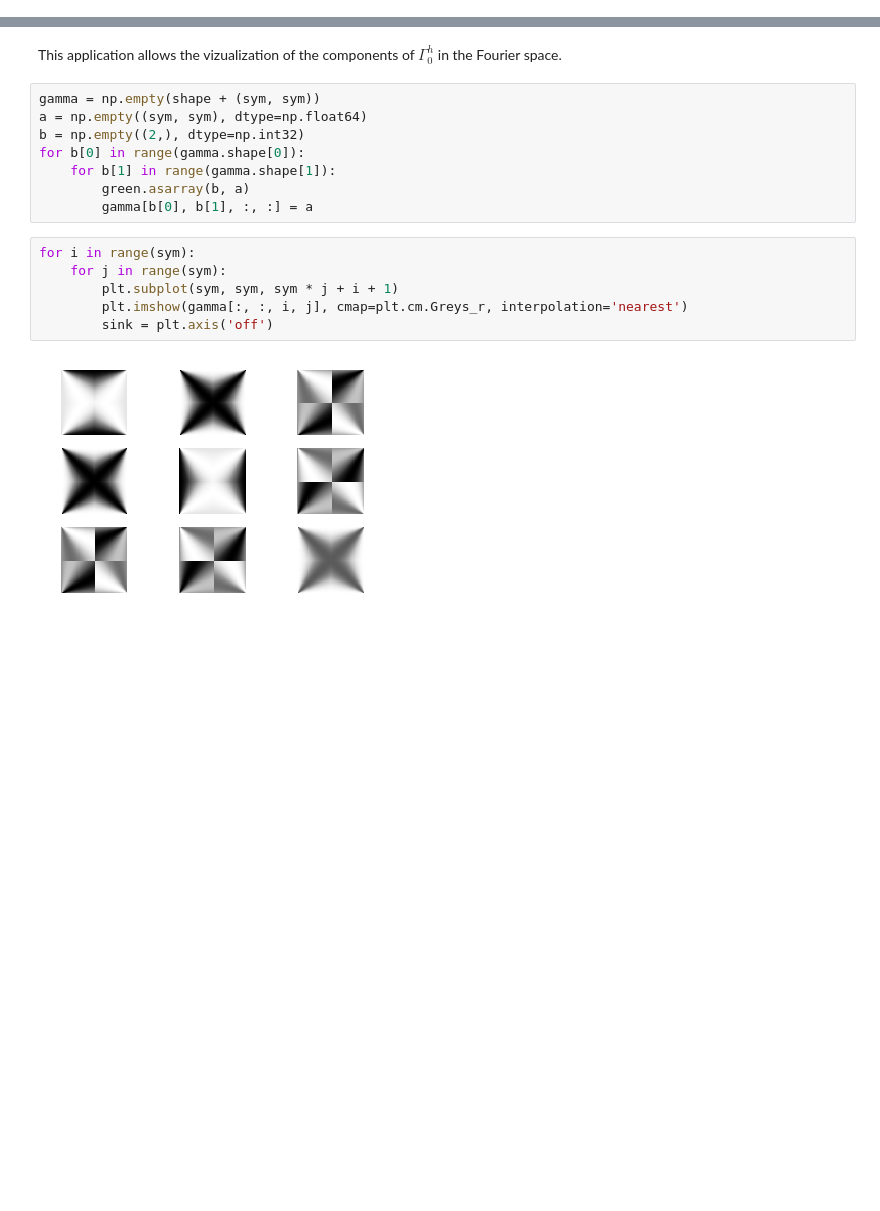
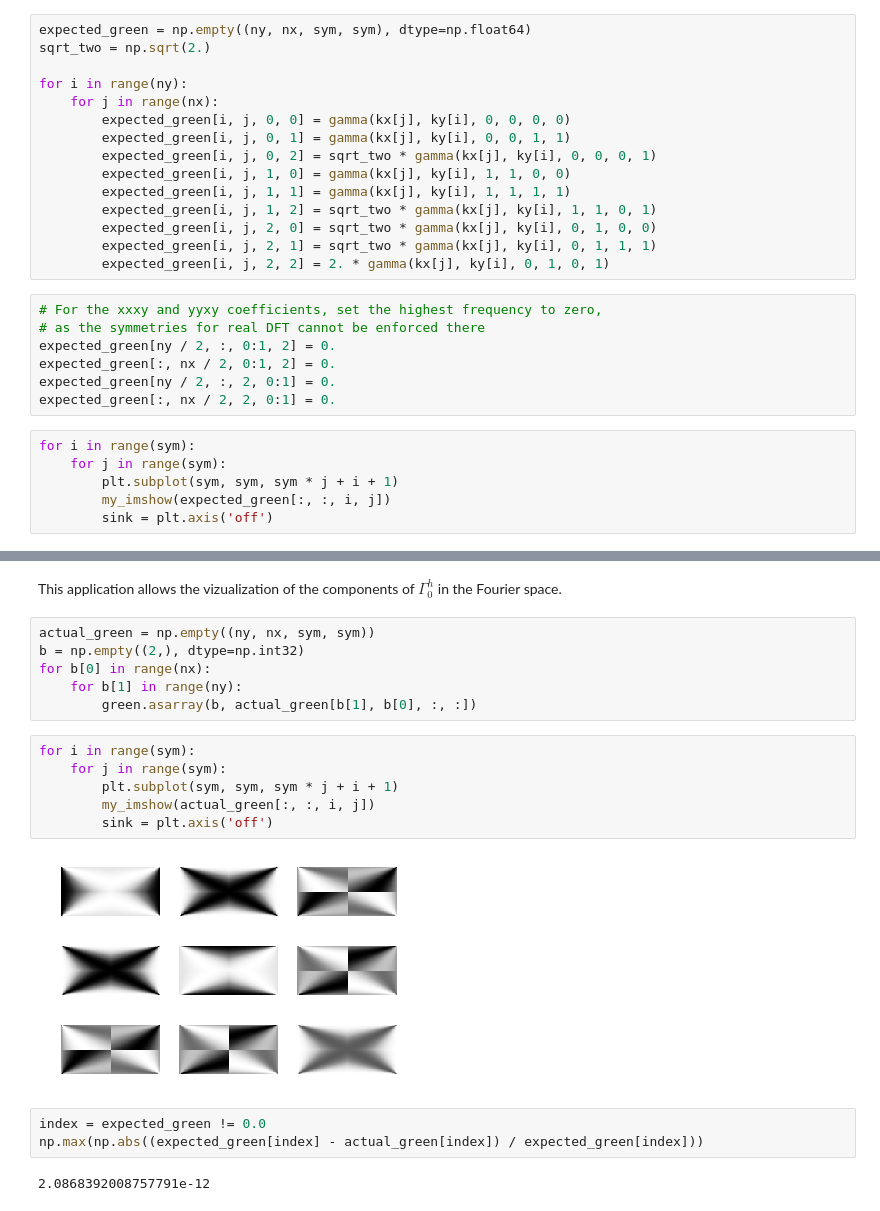
Before and after one commit to sbrisard/janus, a Jupyter notebook: serial_green_demo.ipynb, the cells around one changed output, grey strips where cells are left out. Drawn from its saved outputs; the diff is of its cells as text; blank space fills up the shorter version.

```diff
--- a/serial_green_demo.ipynb
+++ b/serial_green_demo.ipynb
@@ -31,0 +68,28 @@ green = discretegreenop.TruncatedGreenOperator(greenop.create(mat), shape, h)
+# %%
+expected_green = np.empty((ny, nx, sym, sym), dtype=np.float64)
+sqrt_two = np.sqrt(2.)
+
+for i in range(ny):
+    for j in range(nx):
+        expected_green[i, j, 0, 0] = gamma(kx[j], ky[i], 0, 0, 0, 0)
+        expected_green[i, j, 0, 1] = gamma(kx[j], ky[i], 0, 0, 1, 1)
+        expected_green[i, j, 0, 2] = sqrt_two * gamma(kx[j], ky[i], 0, 0, 0, 1)
+        expected_green[i, j, 1, 0] = gamma(kx[j], ky[i], 1, 1, 0, 0)
+        expected_green[i, j, 1, 1] = gamma(kx[j], ky[i], 1, 1, 1, 1)
+        expected_green[i, j, 1, 2] = sqrt_two * gamma(kx[j], ky[i], 1, 1, 0, 1)
+        expected_green[i, j, 2, 0] = sqrt_two * gamma(kx[j], ky[i], 0, 1, 0, 0)
+        expected_green[i, j, 2, 1] = sqrt_two * gamma(kx[j], ky[i], 0, 1, 1, 1)
+        expected_green[i, j, 2, 2] = 2. * gamma(kx[j], ky[i], 0, 1, 0, 1)
+# %%
+# For the xxxy and yyxy coefficients, set the highest frequency to zero,
+# as the symmetries for real DFT cannot be enforced there
+expected_green[ny / 2, :, 0:1, 2] = 0.
+expected_green[:, nx / 2, 0:1, 2] = 0.
+expected_green[ny / 2, :, 2, 0:1] = 0.
+expected_green[:, nx / 2, 2, 0:1] = 0.
+# %%
+for i in range(sym):
+    for j in range(sym):
+        plt.subplot(sym, sym, sym * j + i + 1)
+        my_imshow(expected_green[:, :, i, j])
+        sink = plt.axis('off')
@@ -34,19 +104,22 @@ green = discretegreenop.TruncatedGreenOperator(greenop.create(mat), shape, h)
 # %% [markdown]
 This application allows the vizualization of the components of $\Gamma_0^h$ in the Fourier space.
 # %%
-gamma = np.empty(shape + (sym, sym))
-a = np.empty((sym, sym), dtype=np.float64)
+actual_green = np.empty((ny, nx, sym, sym))
 b = np.empty((2,), dtype=np.int32)
-for b[0] in range(gamma.shape[0]):
-    for b[1] in range(gamma.shape[1]):
-        green.asarray(b, a)
-        gamma[b[0], b[1], :, :] = a
+for b[0] in range(nx):
+    for b[1] in range(ny):
+        green.asarray(b, actual_green[b[1], b[0], :, :])
 # %%
 for i in range(sym):
     for j in range(sym):
         plt.subplot(sym, sym, sym * j + i + 1)
-        plt.imshow(gamma[:, :, i, j], cmap=plt.cm.Greys_r, interpolation='nearest')
+        my_imshow(actual_green[:, :, i, j])
         sink = plt.axis('off')
 # %% [output]
-[figure, old version]
+[figure, new version]
+# %%
+index = expected_green != 0.0
+np.max(np.abs((expected_green[index] - actual_green[index]) / expected_green[index]))
+# %% [output]
+2.0868392008757791e-12
 # %% [markdown]
```
Also changed, not shown: parts of 35 cells of this notebook.
